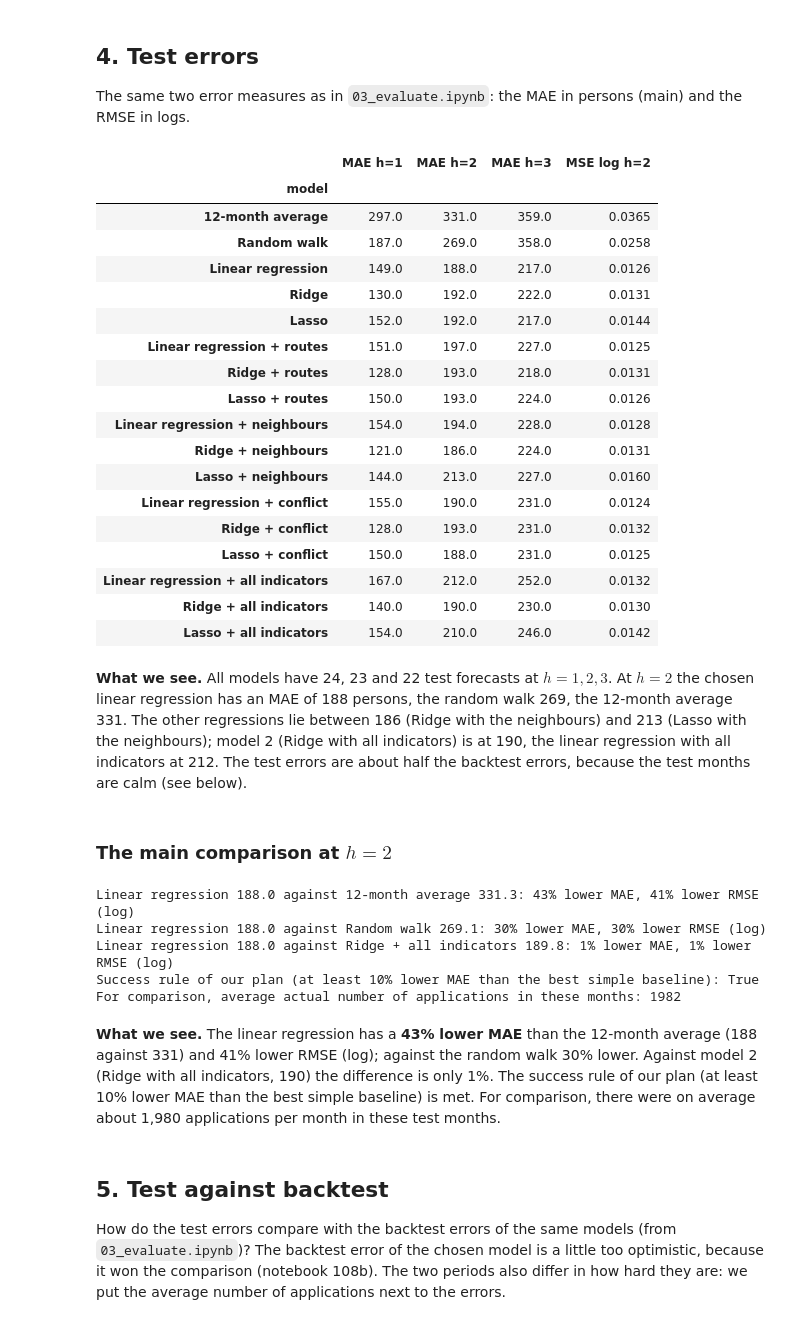
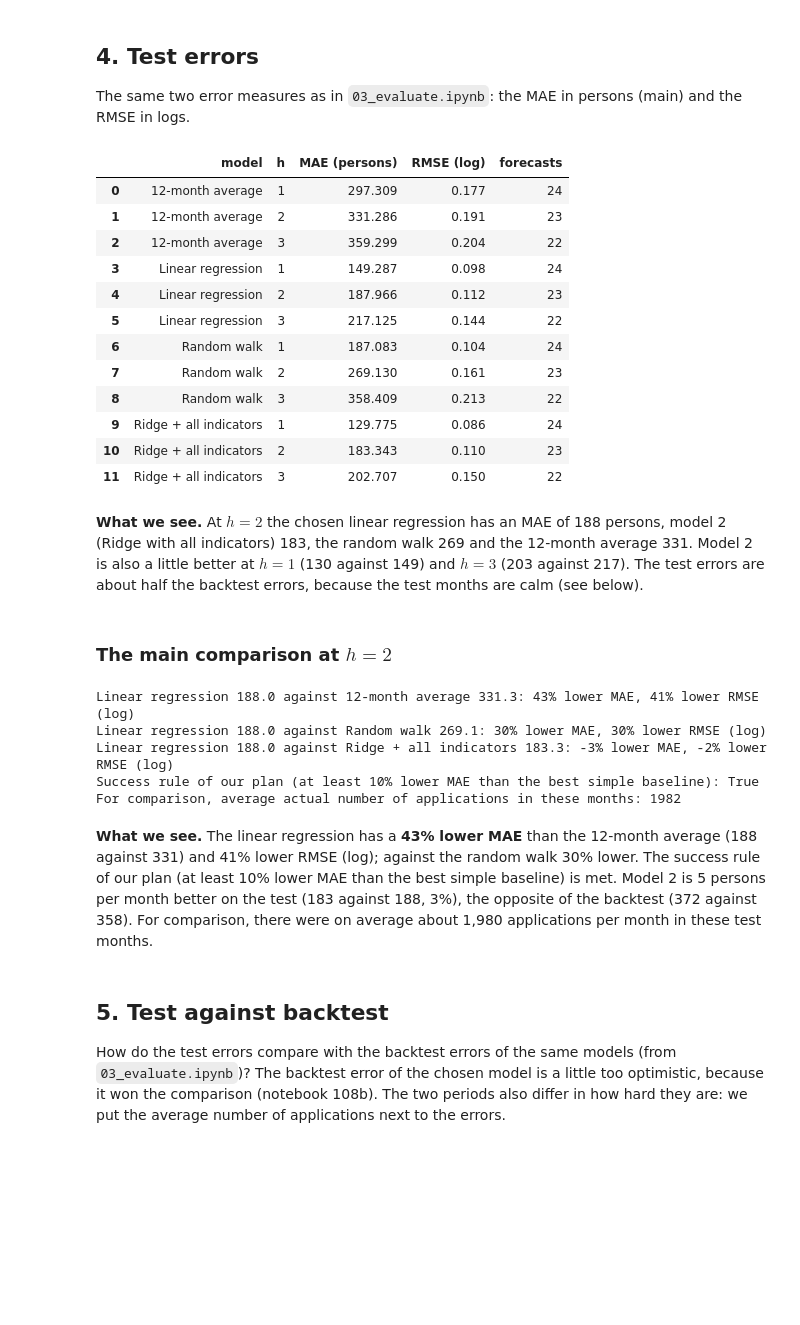
Before and after one commit to axe3010/dsf-asylum-forecast-II, a Jupyter notebook: code/04_test.ipynb, the cells around one changed output. Saved outputs shown, nothing was run; the diff lists cells and outputs as text; code cells hidden in the pictures; blank space fills up the shorter version.

```diff
--- a/code/04_test.ipynb
+++ b/code/04_test.ipynb
@@ -47,8 +47,10 @@ def load(path):
 
 log_routes = load("../data/processed/routes_clean.csv")["log_routes"].reindex(months).to_numpy(dtype=float)
 log_neighbours = load("../data/processed/neighbours_clean.csv")["log_neighbours"].reindex(months).to_numpy(dtype=float)
-shares = load("../data/processed/nationality_shares_clean.csv").reindex(months)
-intensity = load("../data/processed/conflict_intensity_clean.csv")
+conflict_index = load("../data/processed/conflict_clean.csv")["conflict_index"].reindex(months).to_numpy(dtype=float)
+
+model_2 = pd.read_csv("../output/tables/03_two_models.csv").set_index("family").loc["all indicators", "model"]
+print("Model 1: Linear regression | Model 2 (chosen in 03):", model_2)
 # %% [output]
 period
 backtest    141
@@ -198,27 +184,30 @@ We continue the backtest into the test period with the same rule: at each origin
 
 This is the time-series version of "refit on all training data, then test" (notebook 209, Step 8): there is no single refit, because in practice the model is refitted every month when a new number arrives. We expect 24 forecasts for $h = 1$, 23 for $h = 2$ and 22 for $h = 3$ per model.
 # %%
-rows = []
+rows, lags_2 = [], []
 for t in range(last_backtest, last_month):          # origins 2024-09 to 2026-08
     for h in range(1, H_MAX + 1):
         target_pos = t + h
         if target_pos > last_month:
             continue
-        logs = {"12-month average": average_12(y[: t + 1], H_MAX)[h - 1], "Random walk": log_y[t]}
-        for name in alpha_grids:
-            for suffix in combinations:
-                logs[name + suffix] = regression_forecast(name, suffix, t, h)
+        with warnings.catch_warnings():
+            warnings.simplefilter("ignore")
+            forecast_lr = regression_forecast("Linear regression", *tables_1[h], t, h)
+            forecast_m2, L = forecast_2(t, h)
+        lags_2.append({"origin": months[t], "h": h, "lag": L})
+        logs = {"Linear regression": forecast_lr, model_2: forecast_m2,
+                "12-month average": average_12(y[: t + 1], H_MAX)[h - 1], "Random walk": log_y[t]}
         for name, forecast_log in logs.items():
             rows.append({"model": name, "origin": months[t], "month": months[target_pos], "h": h,
                          "forecast_log": forecast_log, "actual_log": log_y[target_pos],
                          "forecast": np.exp(forecast_log), "actual": y[target_pos]})
 
 test_forecasts = pd.DataFrame(rows)
-print(test_forecasts.groupby("h").size() / test_forecasts["model"].nunique(), "forecasts per model and horizon;",
-      test_forecasts["model"].nunique(), "models")
+print(test_forecasts.groupby(["model", "h"]).size().unstack())
+print()
 print("All forecast months in the test period:", (test_forecasts["month"] >= pd.Timestamp("2024-10-01")).all())
 print("All forecast months after their origin:", (test_forecasts["month"] > test_forecasts["origin"]).all())
 print("Missing or infinite forecasts:", (~np.isfinite(test_forecasts["forecast_log"])).sum())
-print("Lags of the conflict index chosen at the test origins (all indicators, h = 2):",
-      [v for k, v in sorted(chosen_lags.items()) if k[0] == " + all indicators" and k[2] == 2])
+lags_2 = pd.DataFrame(lags_2)
+print("Lag of the conflict index chosen at the test origins (model 2, h = 2):", lags_2[lags_2["h"] == 2]["lag"].tolist())
 # %% [output]
@@ -240,48 +231,35 @@ The same two error measures as in `03_evaluate.ipynb`: the MAE in persons (main)
 # %%
 test_forecasts["abs_error"] = (test_forecasts["actual"] - test_forecasts["forecast"]).abs()
 test_forecasts["sq_error_log"] = (test_forecasts["actual_log"] - test_forecasts["forecast_log"]) ** 2
 
 grouped = test_forecasts.groupby(["model", "h"])
 test_errors = pd.DataFrame({
     "MAE (persons)": grouped["abs_error"].mean(),
-    "MSE (log)": grouped["sq_error_log"].mean(),
     "RMSE (log)": np.sqrt(grouped["sq_error_log"].mean()),
     "forecasts": grouped["abs_error"].size(),
 }).reset_index()
 test_errors.to_csv("../output/tables/04_test_errors.csv", index=False)
-
-order = ["12-month average", "Random walk"] + [n + s for s in combinations for n in alpha_grids]
-table = test_errors.pivot(index="model", columns="h", values="MAE (persons)").loc[order].round(0)
-table.columns = [f"MAE h={h}" for h in table.columns]
-table["MSE log h=2"] = test_errors[test_errors["h"] == 2].set_index("model").loc[order, "MSE (log)"].round(4)
-table
+test_errors.round(3)
 # %% [output]
-|  | MAE h=1 | MAE h=2 | MAE h=3 | MSE log h=2 |
-| model |  |  |  |  |
-| 12-month average | 297.0 | 331.0 | 359.0 | 0.0365 |
-| Random walk | 187.0 | 269.0 | 358.0 | 0.0258 |
-| Linear regression | 149.0 | 188.0 | 217.0 | 0.0126 |
-| Ridge | 130.0 | 192.0 | 222.0 | 0.0131 |
-| Lasso | 152.0 | 192.0 | 217.0 | 0.0144 |
-| Linear regression + routes | 151.0 | 197.0 | 227.0 | 0.0125 |
-| Ridge + routes | 128.0 | 193.0 | 218.0 | 0.0131 |
-| Lasso + routes | 150.0 | 193.0 | 224.0 | 0.0126 |
-| Linear regression + neighbours | 154.0 | 194.0 | 228.0 | 0.0128 |
-| Ridge + neighbours | 121.0 | 186.0 | 224.0 | 0.0131 |
-| Lasso + neighbours | 144.0 | 213.0 | 227.0 | 0.0160 |
-| Linear regression + conflict | 155.0 | 190.0 | 231.0 | 0.0124 |
-| Ridge + conflict | 128.0 | 193.0 | 231.0 | 0.0132 |
-| Lasso + conflict | 150.0 | 188.0 | 231.0 | 0.0125 |
-| Linear regression + all indicators | 167.0 | 212.0 | 252.0 | 0.0132 |
-| Ridge + all indicators | 140.0 | 190.0 | 230.0 | 0.0130 |
-| Lasso + all indicators | 154.0 | 210.0 | 246.0 | 0.0142 |
+|  | model | h | MAE (persons) | RMSE (log) | forecasts |
+| 0 | 12-month average | 1 | 297.309 | 0.177 | 24 |
+| 1 | 12-month average | 2 | 331.286 | 0.191 | 23 |
+| 2 | 12-month average | 3 | 359.299 | 0.204 | 22 |
+| 3 | Linear regression | 1 | 149.287 | 0.098 | 24 |
+| 4 | Linear regression | 2 | 187.966 | 0.112 | 23 |
+| 5 | Linear regression | 3 | 217.125 | 0.144 | 22 |
+| 6 | Random walk | 1 | 187.083 | 0.104 | 24 |
+| 7 | Random walk | 2 | 269.130 | 0.161 | 23 |
+| 8 | Random walk | 3 | 358.409 | 0.213 | 22 |
+| 9 | Ridge + all indicators | 1 | 129.775 | 0.086 | 24 |
+| 10 | Ridge + all indicators | 2 | 183.343 | 0.110 | 23 |
+| 11 | Ridge + all indicators | 3 | 202.707 | 0.150 | 22 |
 # %% [markdown]
-**What we see.** All models have 24, 23 and 22 test forecasts at $h = 1, 2, 3$. At $h = 2$ the chosen linear regression has an MAE of 188 persons, the random walk 269, the 12-month average 331. The other regressions lie between 186 (Ridge with the neighbours) and 213 (Lasso with the neighbours); model 2 (Ridge with all indicators) is at 190, the linear regression with all indicators at 212. The test errors are about half the backtest errors, because the test months are calm (see below).
+**What we see.** At $h = 2$ the chosen linear regression has an MAE of 188 persons, model 2 (Ridge with all indicators) 183, the random walk 269 and the 12-month average 331. Model 2 is also a little better at $h = 1$ (130 against 149) and $h = 3$ (203 against 217). The test errors are about half the backtest errors, because the test months are calm (see below).
 # %% [markdown]
 ### The main comparison at $h = 2$
 # %%
 h2 = test_errors[test_errors["h"] == 2].set_index("model")
-model_2 = pd.read_csv("../output/tables/03_two_models.csv").set_index("family").loc["all indicators", "model"]
 mae_lr = h2.loc["Linear regression", "MAE (persons)"]
 for other in ["12-month average", "Random walk", model_2]:
     mae_o = h2.loc[other, "MAE (persons)"]
@@ -293,11 +271,11 @@ print(f"For comparison, average actual number of applications in these months: {
 # %% [output]
 Linear regression 188.0 against 12-month average 331.3: 43% lower MAE, 41% lower RMSE (log)
 Linear regression 188.0 against Random walk 269.1: 30% lower MAE, 30% lower RMSE (log)
-Linear regression 188.0 against Ridge + all indicators 189.8: 1% lower MAE, 1% lower RMSE (log)
+Linear regression 188.0 against Ridge + all indicators 183.3: -3% lower MAE, -2% lower RMSE (log)
 Success rule of our plan (at least 10% lower MAE than the best simple baseline): True
 For comparison, average actual number of applications in these months: 1982
 # %% [markdown]
-**What we see.** The linear regression has a **43% lower MAE** than the 12-month average (188 against 331) and 41% lower RMSE (log); against the random walk 30% lower. Against model 2 (Ridge with all indicators, 190) the difference is only 1%. The success rule of our plan (at least 10% lower MAE than the best simple baseline) is met. For comparison, there were on average about 1,980 applications per month in these test months.
+**What we see.** The linear regression has a **43% lower MAE** than the 12-month average (188 against 331) and 41% lower RMSE (log); against the random walk 30% lower. The success rule of our plan (at least 10% lower MAE than the best simple baseline) is met. Model 2 is 5 persons per month better on the test (183 against 188, 3%), the opposite of the backtest (372 against 358). For comparison, there were on average about 1,980 applications per month in these test months.
 # %% [markdown]
 ## 5. Test against backtest
 
```
Also changed, not shown: parts of 16 cells of this notebook, 27 other files.
